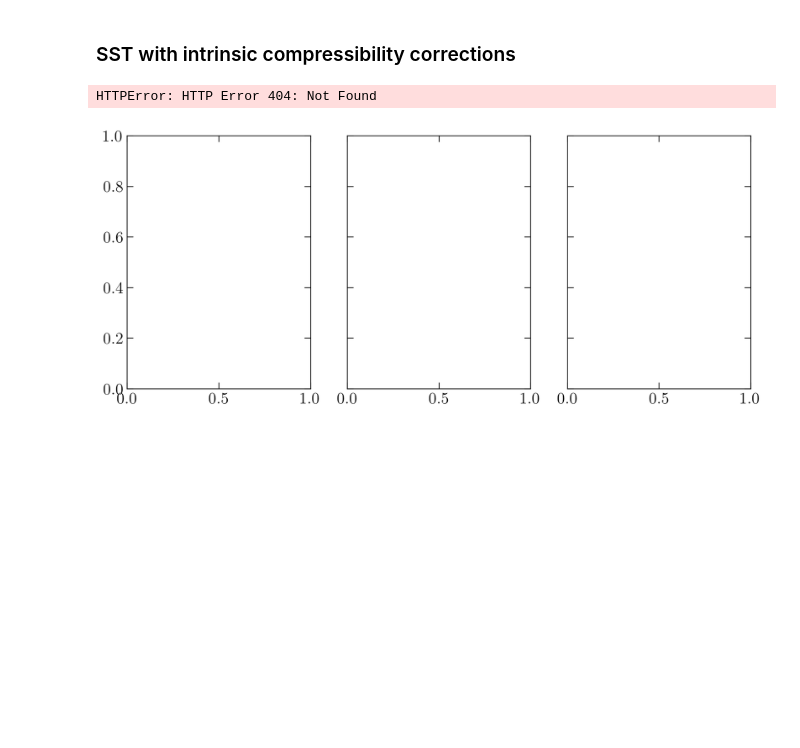
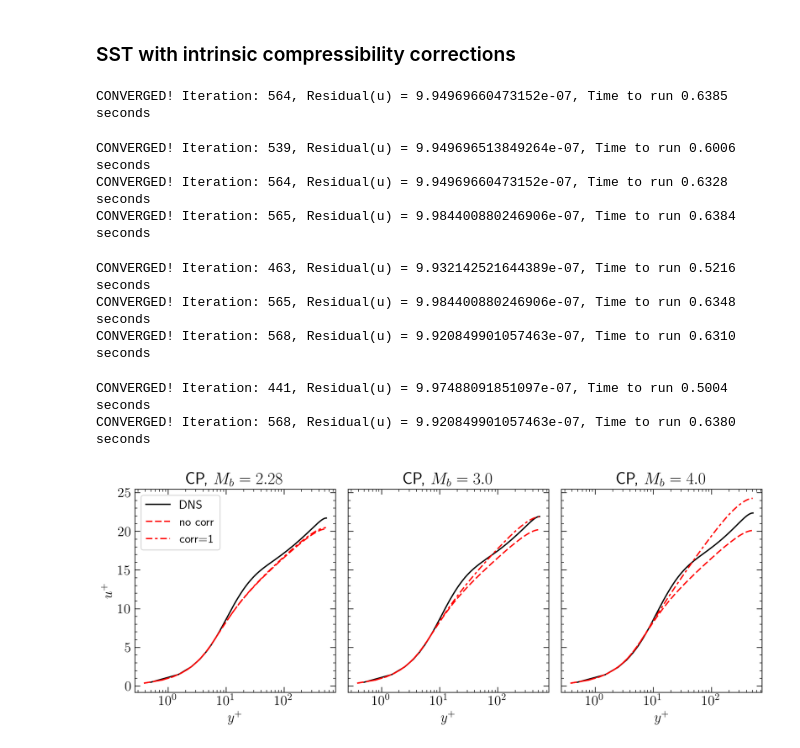
Before and after one commit to Fluid-Dynamics-Of-Energy-Systems-Team/RANS_Channel, a Jupyter notebook: main.ipynb, the cells around one changed output. Drawn from its saved outputs; the diff is of its cells as text; code cells hidden in the pictures; blank space fills up the shorter version.

```diff
--- a/main.ipynb
+++ b/main.ipynb
@@ -1647,37 +1647,45 @@ fig, ax = plt.subplots(1,3, figsize=(11, 4.5), sharey='row')
 
 mesh = Mesh(200,2,5)
 
-DNS = loadHasanData(dataRepo+'HasanEtAlMach2.csv')
+DNS = loadHasanData(dataRepo+'HasanEtAl_M2R550CP.csv')
 res1, res2, res3 = runSSTwithIntrinsicCompCorr(DNS)
 plotResultsSSTwithIntrinsicCompCorr(ax[0])
 
-DNS = loadHasanData(dataRepo+'HasanEtAlMach3.csv')
+DNS = loadHasanData(dataRepo+'HasanEtAl_M3R550CP.csv')
 res1, res2, res3 = runSSTwithIntrinsicCompCorr(DNS)
 plotResultsSSTwithIntrinsicCompCorr(ax[1])
 
-DNS = loadHasanData(dataRepo+'HasanEtAlMach4.csv')
+DNS = loadHasanData(dataRepo+'HasanEtAl_M4R550CP.csv')
 res1, res2, res3 = runSSTwithIntrinsicCompCorr(DNS)
 plotResultsSSTwithIntrinsicCompCorr(ax[2])
 
 ax[0].set_ylabel(r'$u^+$')
 for a in ax:
     a.set_xlabel(r'$y^+$')
     a.yaxis.set_minor_locator(MultipleLocator(1))
 ax[0].legend(loc=2, fontsize=14)
 
 ax[0].set_title(r'CP, $M_{b} = 2.28$')
 ax[1].set_title(r'CP, $M_{b} = 3.0$')
 ax[2].set_title(r'CP, $M_{b} = 4.0$')
 
 
 # props = dict(boxstyle='round', facecolor='lightgray', alpha=0.5)
 # ax[0].text(30, 3, r'$Ma_{b} = 2.28$', rotation=0, bbox=props)
 # ax[1].text(30, 3, r'$Ma_{b} = 3.0$',  rotation=0, bbox=props)
 # ax[2].text(30, 3, r'$Ma_{b} = 4.0$',  rotation=0, bbox=props)
 
 plt.tight_layout(w_pad=0.9, h_pad=0.0)
 # %% [output]
-HTTPError: HTTP Error 404: Not Found
+CONVERGED! Iteration: 564, Residual(u) = 9.94969660473152e-07, Time to run 0.6385 seconds
+CONVERGED! Iteration: 539, Residual(u) = 9.949696513849264e-07, Time to run 0.6006 seconds
+CONVERGED! Iteration: 564, Residual(u) = 9.94969660473152e-07, Time to run 0.6328 seconds
+CONVERGED! Iteration: 565, Residual(u) = 9.984400880246906e-07, Time to run 0.6384 seconds
+CONVERGED! Iteration: 463, Residual(u) = 9.932142521644389e-07, Time to run 0.5216 seconds
+CONVERGED! Iteration: 565, Residual(u) = 9.984400880246906e-07, Time to run 0.6348 seconds
+CONVERGED! Iteration: 568, Residual(u) = 9.920849901057463e-07, Time to run 0.6310 seconds
+CONVERGED! Iteration: 441, Residual(u) = 9.97488091851097e-07, Time to run 0.5004 seconds
+CONVERGED! Iteration: 568, Residual(u) = 9.920849901057463e-07, Time to run 0.6380 seconds
-[figure, old version]
+[figure, new version]
 # %%
 fig.savefig('fig_IC_ddSST.pdf',bbox_inches='tight', pad_inches=0.05)
```
